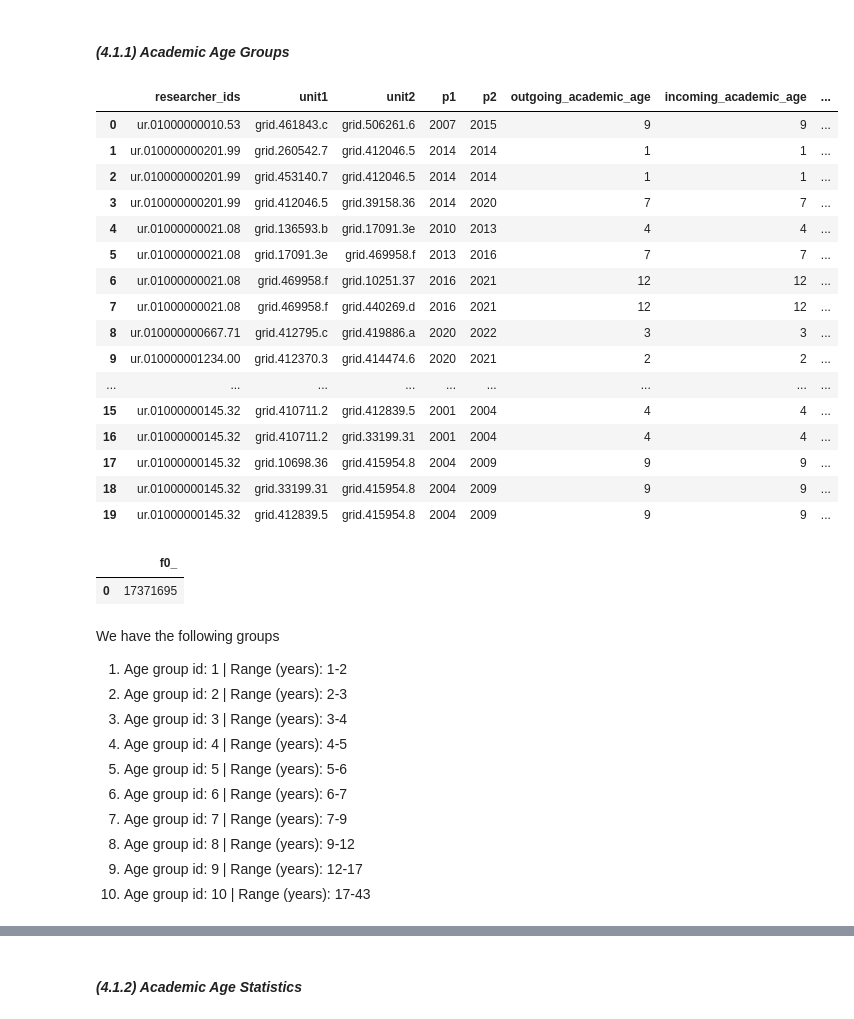
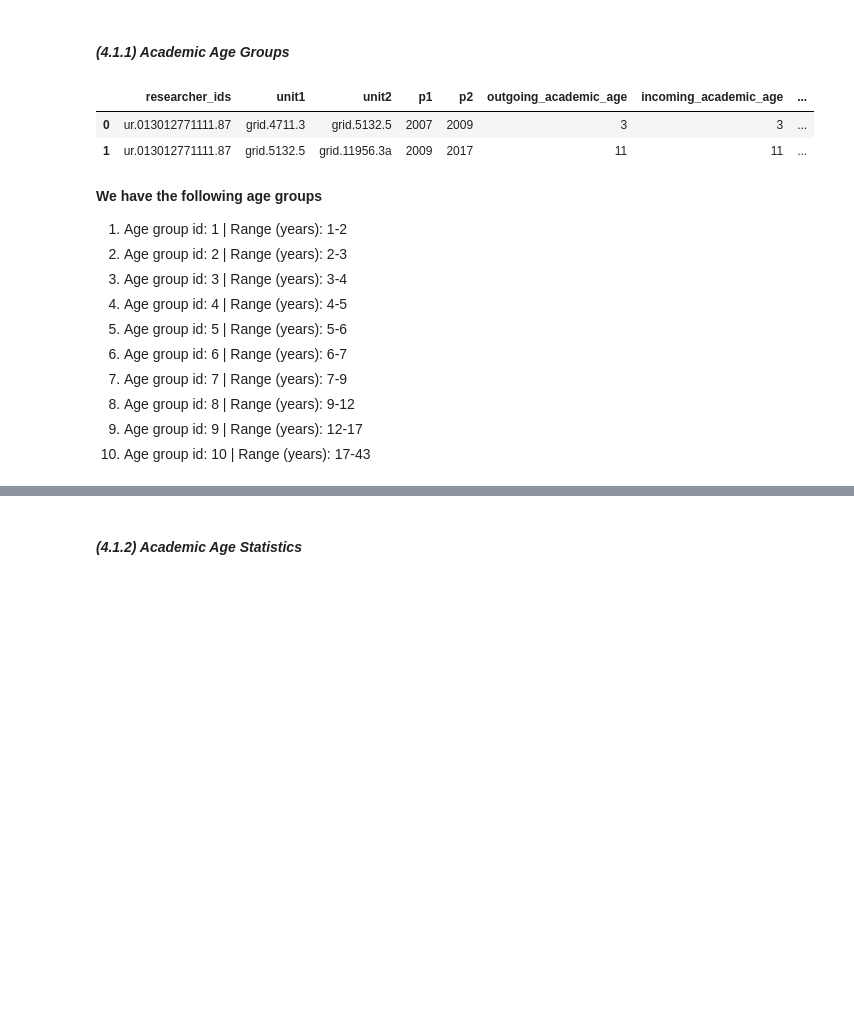
Before and after one commit to complexity-science-hub/SciFlows, a Jupyter notebook: Flows_1980_2022_first_level_for.ipynb, the cells around one changed output, grey strips where cells are left out. Saved outputs shown, nothing was run; the diff lists cells and outputs as text; code cells hidden in the pictures; blank space fills up the shorter version.

```diff
--- a/Flows_1980_2022_first_level_for.ipynb
+++ b/Flows_1980_2022_first_level_for.ipynb
@@ -916,59 +879,38 @@ CREATE OR REPLACE TABLE cshdimensionstest.test.flows_1980_2022_age_deciles AS
 WITH researcher_deciles AS
 (
   SELECT DISTINCT researcher_ids, incoming_academic_age,
          NTILE(10) OVER(ORDER BY incoming_academic_age) as incoming_age_decile,
   FROM cshdimensionstest.test.flows_1980_2022_age_1
   GROUP BY researcher_ids, incoming_academic_age
 ), decile_range AS (
     SELECT
       incoming_age_decile
     , MIN(incoming_academic_age) AS min
     , MAX(incoming_academic_age) AS max
   FROM researcher_deciles
   GROUP BY incoming_age_decile
 )
 , deciles_joined AS (
   SELECT DISTINCT a.*, CONCAT('Age group id: ', b.incoming_age_decile,' | Range (years): ',  min, '-', max) age_group
   FROM cshdimensionstest.test.flows_1980_2022_age_1 a
   JOIN researcher_deciles b
     ON a.researcher_ids=b.researcher_ids
     AND a.incoming_academic_age=b.incoming_academic_age
   JOIN decile_range c
     ON b.incoming_age_decile=c.incoming_age_decile
 )
 SELECT * FROM deciles_joined;
 
---SELECT COUNT(*) FROM cshdimensionstest.test.flows_1980_2022_age_deciles; -- 17,371,695
-
 SELECT * FROM cshdimensionstest.test.flows_1980_2022_age_deciles
+WHERE researcher_ids = 'ur.013012771111.87'
 ORDER BY researcher_ids, p1, p2, unit1, unit1
 LIMIT 20;
 # %% [output]
 |  | researcher_ids | unit1 | unit2 | p1 | p2 | outgoing_academic_age | incoming_academic_age | ... |
-| 0 | ur.01000000010.53 | grid.461843.c | grid.506261.6 | 2007 | 2015 | 9 | 9 | ... |
-| 1 | ur.010000000201.99 | grid.260542.7 | grid.412046.5 | 2014 | 2014 | 1 | 1 | ... |
-| 2 | ur.010000000201.99 | grid.453140.7 | grid.412046.5 | 2014 | 2014 | 1 | 1 | ... |
-| 3 | ur.010000000201.99 | grid.412046.5 | grid.39158.36 | 2014 | 2020 | 7 | 7 | ... |
-| 4 | ur.01000000021.08 | grid.136593.b | grid.17091.3e | 2010 | 2013 | 4 | 4 | ... |
-| 5 | ur.01000000021.08 | grid.17091.3e | grid.469958.f | 2013 | 2016 | 7 | 7 | ... |
-| 6 | ur.01000000021.08 | grid.469958.f | grid.10251.37 | 2016 | 2021 | 12 | 12 | ... |
-| 7 | ur.01000000021.08 | grid.469958.f | grid.440269.d | 2016 | 2021 | 12 | 12 | ... |
-| 8 | ur.010000000667.71 | grid.412795.c | grid.419886.a | 2020 | 2022 | 3 | 3 | ... |
-| 9 | ur.010000001234.00 | grid.412370.3 | grid.414474.6 | 2020 | 2021 | 2 | 2 | ... |
-| ... | ... | ... | ... | ... | ... | ... | ... | ... |
-| 15 | ur.01000000145.32 | grid.410711.2 | grid.412839.5 | 2001 | 2004 | 4 | 4 | ... |
-| 16 | ur.01000000145.32 | grid.410711.2 | grid.33199.31 | 2001 | 2004 | 4 | 4 | ... |
-| 17 | ur.01000000145.32 | grid.10698.36 | grid.415954.8 | 2004 | 2009 | 9 | 9 | ... |
-| 18 | ur.01000000145.32 | grid.33199.31 | grid.415954.8 | 2004 | 2009 | 9 | 9 | ... |
-| 19 | ur.01000000145.32 | grid.412839.5 | grid.415954.8 | 2004 | 2009 | 9 | 9 | ... |
+| 0 | ur.013012771111.87 | grid.4711.3 | grid.5132.5 | 2007 | 2009 | 3 | 3 | ... |
+| 1 | ur.013012771111.87 | grid.5132.5 | grid.11956.3a | 2009 | 2017 | 11 | 11 | ... |
-# %%
-%%bigquery --project $project_id
-SELECT COUNT(*) FROM  cshdimensionstest.test.flows_1980_2022_age_deciles;
-# %% [output]
-|  | f0_ |
-| 0 | 17371695 |
 # %% [markdown]
-We have the following groups
+**We have the following age groups**
 1. Age group id: 1 | Range (years): 1-2
 2. Age group id: 2 | Range (years): 2-3
 3. Age group id: 3 | Range (years): 3-4
```
Also changed, not shown: parts of 81 cells of this notebook.
